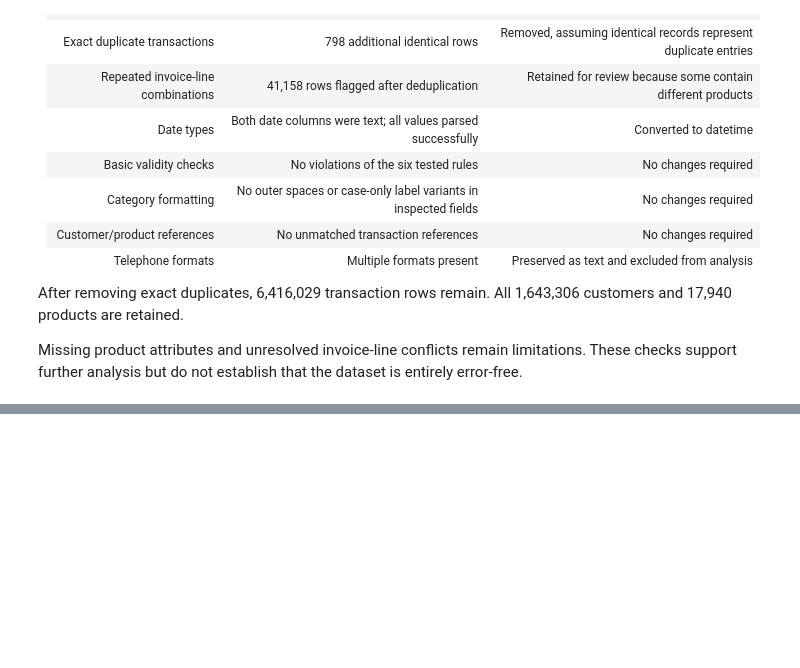
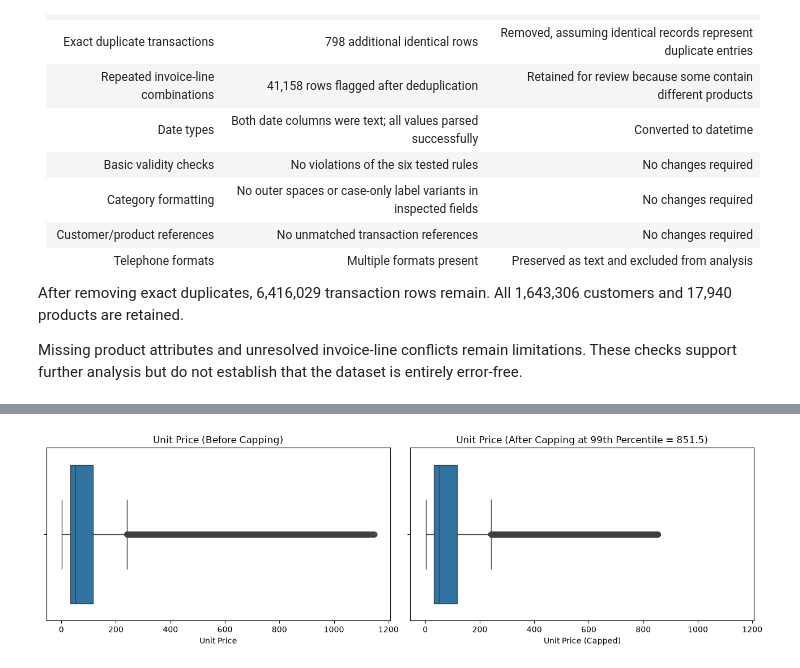
Before and after one commit to a209895-ukm/assignment-1-data-profiling, a Jupyter notebook: Task_C_Outliers.ipynb, the cells around one changed output, grey strips where cells are left out. Cells and saved outputs as stored; diff of their text form; code cells hidden in the pictures; blank space fills up the shorter version.

```diff
--- a/Task_C_Outliers.ipynb
+++ b/Task_C_Outliers.ipynb
@@ -858,0 +971,15 @@ Data columns (total 9 columns):
+# %%
+fig, axes = plt.subplots(1, 2, figsize=(13, 4), sharex=True)
+
+sns.boxplot(x=sample["Unit Price"], ax=axes[0])
+axes[0].set_title("Unit Price (Before Capping)")
+axes[0].set_xlabel("Unit Price")
+
+sns.boxplot(x=sample["Unit Price (Capped)"], ax=axes[1])
+axes[1].set_title("Unit Price (After Capping at 99th Percentile = 851.5)")
+axes[1].set_xlabel("Unit Price (Capped)")
+
+plt.tight_layout()
+plt.show()
+# %% [output]
+[figure, added]
```
Also changed, not shown: parts of 15 cells of this notebook.
